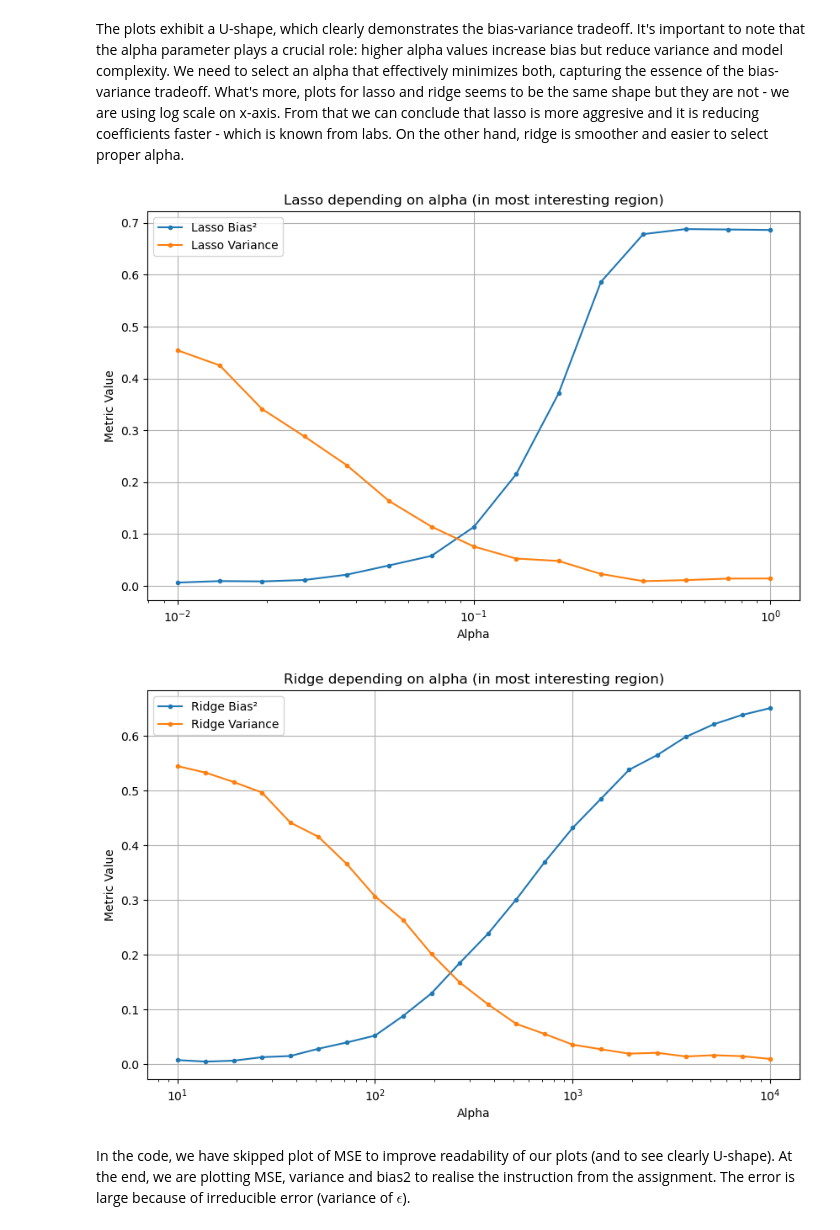
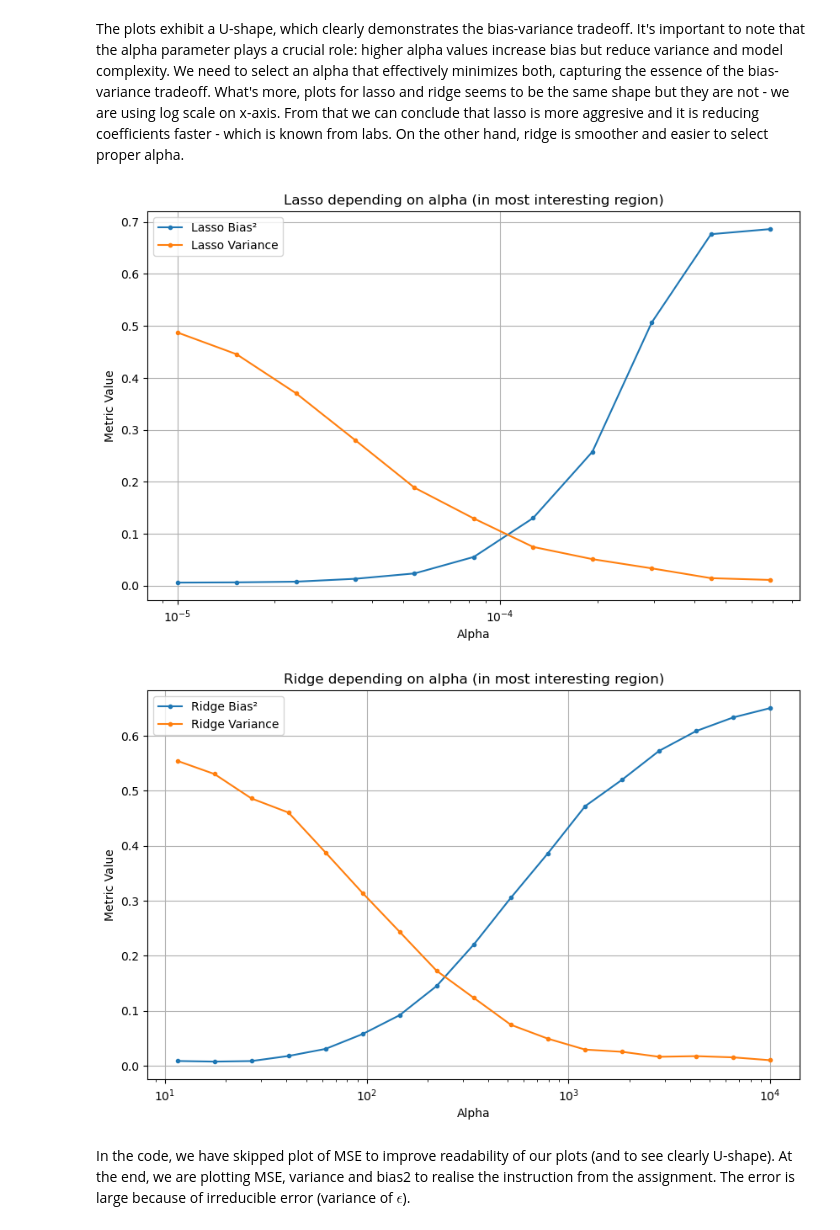
Before and after one commit to ginal001/ML-2024-2025, a Jupyter notebook: Lab4/Homework04.ipynb, the cells around one changed output. Saved outputs shown, nothing was run; the diff lists cells and outputs as text; code cells hidden in the pictures.

```diff
--- a/Lab4/Homework04.ipynb
+++ b/Lab4/Homework04.ipynb
@@ -90,14 +90,16 @@ n_simulations = 100
 # %% [markdown]
 Let's create some helper functions.
 # %%
+n_training = 4*n_samples
+
 def true_function(X):
     return X @ true_coef
 
 def generate_train_data():
-    X_train = np.random.uniform(-1, 1, (4*n_samples, n_features - 1))
-    X_train = np.hstack((np.ones((4*n_samples, 1)), X_train)) # adding bias
+    X_train = np.random.uniform(-1, 1, (n_training, n_features - 1))
+    X_train = np.hstack((np.ones((n_training, 1)), X_train)) # adding bias
 
-    errors = sigma*np.random.randn(4*n_samples)
+    errors = sigma*np.random.randn(n_training)
     y_train = true_function(X_train) + errors
     return X_train, y_train
 # %% [markdown]
@@ -126,7 +128,7 @@ def simulations(alpha):
     ridge_preds = np.zeros((n_samples, n_simulations))
     for i in range(n_simulations):
         X_train, y_train = generate_train_data()
-        lasso = Lasso(alpha = alpha)
+        lasso = Lasso(alpha = alpha*n_training)  #multiplying alpha by n_samples to have standard version of lasso (not this one implemented by scikit)
         ridge = Ridge(alpha = alpha)
 
         lasso.fit(X_train, y_train)
@@ -159,7 +161,7 @@ def simulations(alpha):
 # %% [markdown]
 Let's try different alphas and save the results.
 # %%
-alphas = np.logspace(-3, 4, 50)  # from 0.001 to 10000
+alphas = np.logspace(-5, 4, 50)  # from 0.00001 to 10000
 
 results = [simulations(alpha) for alpha in alphas]
 
@@ -198,23 +200,23 @@ plt.show()
 # %% [markdown]
 The plots exhibit a U-shape, which clearly demonstrates the bias-variance tradeoff. It's important to note that the alpha parameter plays a crucial role: higher alpha values increase bias but reduce variance and model complexity. We need to select an alpha that effectively minimizes both, capturing the essence of the bias-variance tradeoff. What's more, plots for lasso and ridge seems to be the same shape but they are not - we are using log scale on x-axis. From that we can conclude that lasso is more aggresive and it is reducing coefficients faster - which is known from labs. On the other hand, ridge is smoother and easier to select proper alpha.
 # %%
-df_filtered_lasso = df_results[(df_results['alpha'] >= 0.01) & (df_results['alpha'] <= 1)]
+df_filtered_lasso = df_results[(df_results['alpha'] >= 10**(-5)) & (df_results['alpha'] <= 10**(-3))]
 
 plt.figure(figsize=(10, 6))
 
 plt.plot(df_filtered_lasso['alpha'], df_filtered_lasso['Lasso Bias²'], label='Lasso Bias²', marker='.')
 plt.plot(df_filtered_lasso['alpha'], df_filtered_lasso['Lasso Variance'], label='Lasso Variance', marker='.')
 #plt.plot(df_filtered_lasso['alpha'], df_filtered_lasso['Lasso MSE'], label='Lasso MSE', marker='.')
 
 plt.xscale('log')
 plt.xlabel('Alpha')
 plt.ylabel('Metric Value')
 plt.title('Lasso depending on alpha (in most interesting region)')
 plt.legend()
 plt.grid(True)
 plt.show()
 # %% [output]
-[figure, old version]
+[figure, new version]
 # %%
 df_filtered_ridge = df_results[(df_results['alpha'] >= 10) & (df_results['alpha'] <= 10000)]
 
@@ -232,7 +234,7 @@ plt.legend()
 plt.grid(True)
 plt.show()
 # %% [output]
-[figure, old version]
+[figure, new version]
 # %% [markdown]
 In the code, we have skipped plot of MSE to improve readability of our plots (and to see clearly U-shape). At the end, we are plotting MSE, variance and bias2 to realise the instruction from the assignment. The error is large because of irreducible error (variance of $\epsilon$).
 # %%
```
Also changed, not shown: parts of 4 cells of this notebook.
